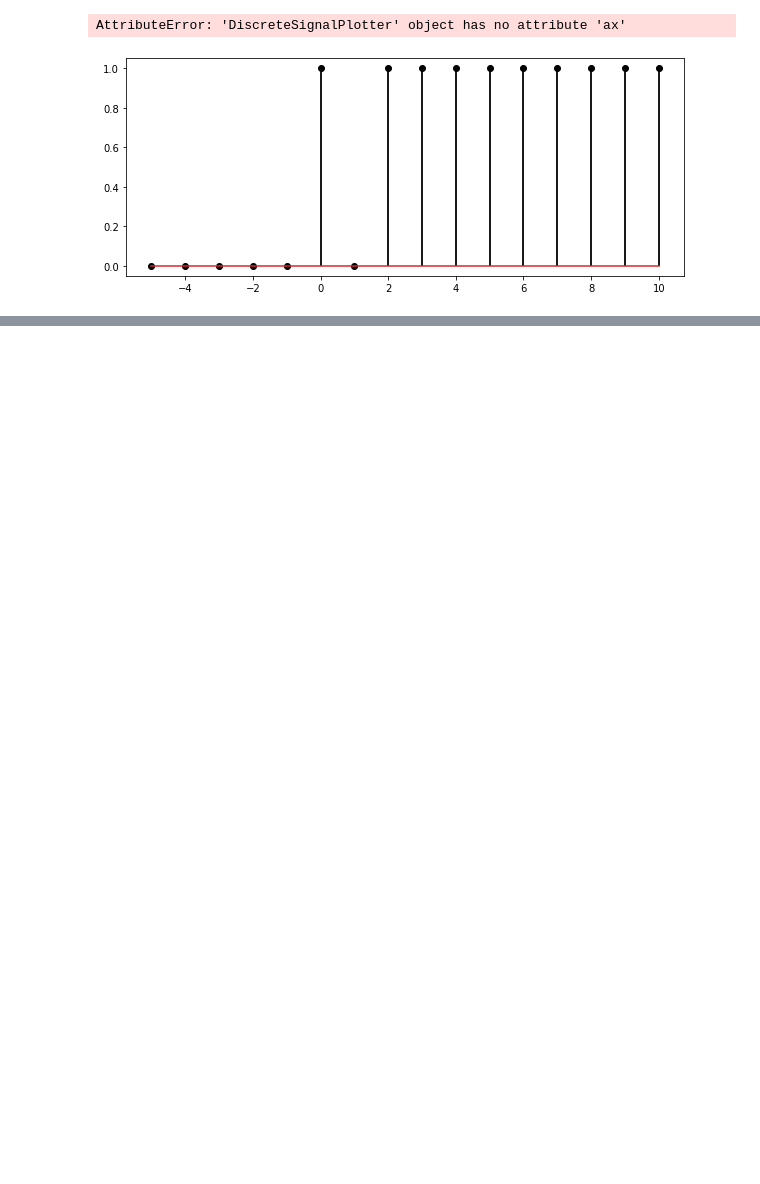
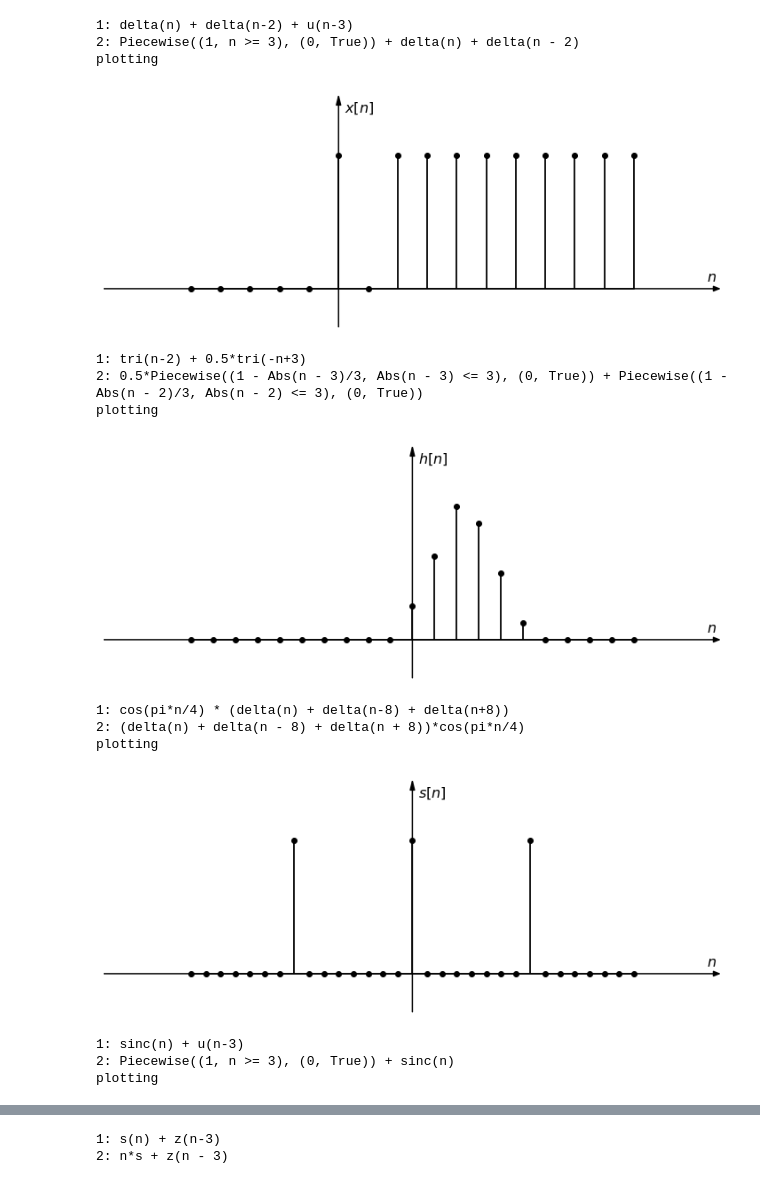
Before and after one commit to miguelmartfern/BlockDiagrams, a Jupyter notebook: docs/notebooks/discrete_signal_examples.ipynb, the cells around one changed output, grey strips where cells are left out. Drawn from its saved outputs; the diff is of its cells as text; code cells hidden in the pictures; blank space fills up the shorter version.

```diff
--- a/docs/notebooks/discrete_signal_examples.ipynb
+++ b/docs/notebooks/discrete_signal_examples.ipynb
@@ -75,36 +109,49 @@ dsp.plot("x")
 # DiscreteSignalPlotter demonstration
 
 from signalblocks import DiscreteSignalPlotter
 import numpy as np
 
 # Example 1: Simple impulses and step
-dsp = DiscreteSignalPlotter(n_range=(-5, 10), figsize=(10, 4))
+dsp = DiscreteSignalPlotter(horiz_range=(-5, 10), figsize=(10, 4))
 
 # Define: x[n] = delta(n) + delta(n-2) + u(n-3)
 dsp.add_signal("x[n] = delta[n] + delta[n-2] + u[n-3]")
 dsp.plot("x")
 
 # Example 2: Delayed and flipped signal
-dsp = DiscreteSignalPlotter(n_range=(-10, 10), figsize=(10, 4))
+dsp = DiscreteSignalPlotter(horiz_range=(-10, 10), figsize=(10, 4))
 
 # Define: h[n] = tri(n-2) + 0.5*tri(-n+3)
 dsp.add_signal("h[n] = tri(n-2) + 0.5*tri(-n+3)", label="h[n]")
 dsp.plot("h")
 
 # Example 3: Sinusoidal + impulse train
-dsp = DiscreteSignalPlotter(n_range=(-15, 15), figsize=(10, 4))
+dsp = DiscreteSignalPlotter(horiz_range=(-15, 15), figsize=(10, 4))
 
 # Define periodic impulse train + cosine
 dsp.add_signal("s[n] = cos(pi*n/4) * (delta(n) + delta(n-8) + delta(n+8))")
 dsp.plot("s")
 
 # Example 4: Combination of unit step and sinc
-dsp = DiscreteSignalPlotter(n_range=(-10, 10), figsize=(10, 4))
+dsp = DiscreteSignalPlotter(horiz_range=(-10, 10), figsize=(10, 4))
 
 dsp.add_signal("z[n] = sinc(n) + u(n-3)", label="z[n]")
 dsp.plot("z")
 
 dsp.add_signal("x2[n] = s[n] + z[n-3]", label="x2[n]")
 # %% [output]
-AttributeError: 'DiscreteSignalPlotter' object has no attribute 'ax'
+1: delta(n) + delta(n-2) + u(n-3)
+2: Piecewise((1, n >= 3), (0, True)) + delta(n) + delta(n - 2)
+plotting
-[figure, old version]
+[figure, new version]
+1: tri(n-2) + 0.5*tri(-n+3)
+2: 0.5*Piecewise((1 - Abs(n - 3)/3, Abs(n - 3) <= 3), (0, True)) + Piecewise((1 - Abs(n - 2)/3, Abs(n - 2) <= 3), (0, True))
+plotting
+[figure, added]
+1: cos(pi*n/4) * (delta(n) + delta(n-8) + delta(n+8))
+2: (delta(n) + delta(n - 8) + delta(n + 8))*cos(pi*n/4)
+plotting
+[figure, added]
+1: sinc(n) + u(n-3)
+2: Piecewise((1, n >= 3), (0, True)) + sinc(n)
+plotting
@@ -110,0 +159,2 @@ AttributeError: 'DiscreteSignalPlotter' object has no attribute 'ax'
+1: s(n) + z(n-3)
+2: n*s + z(n - 3)
```
Also changed, not shown: parts of 7 cells of this notebook, 4 other files.
